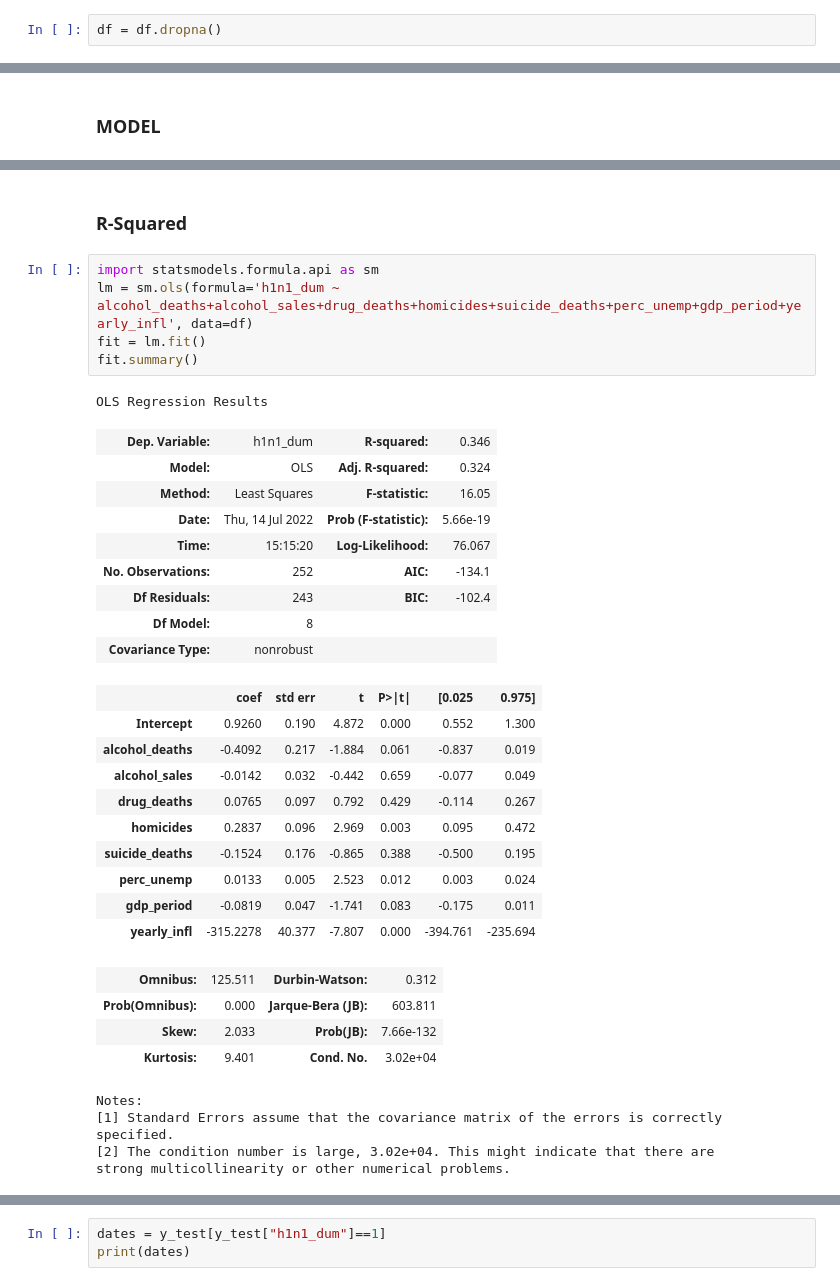
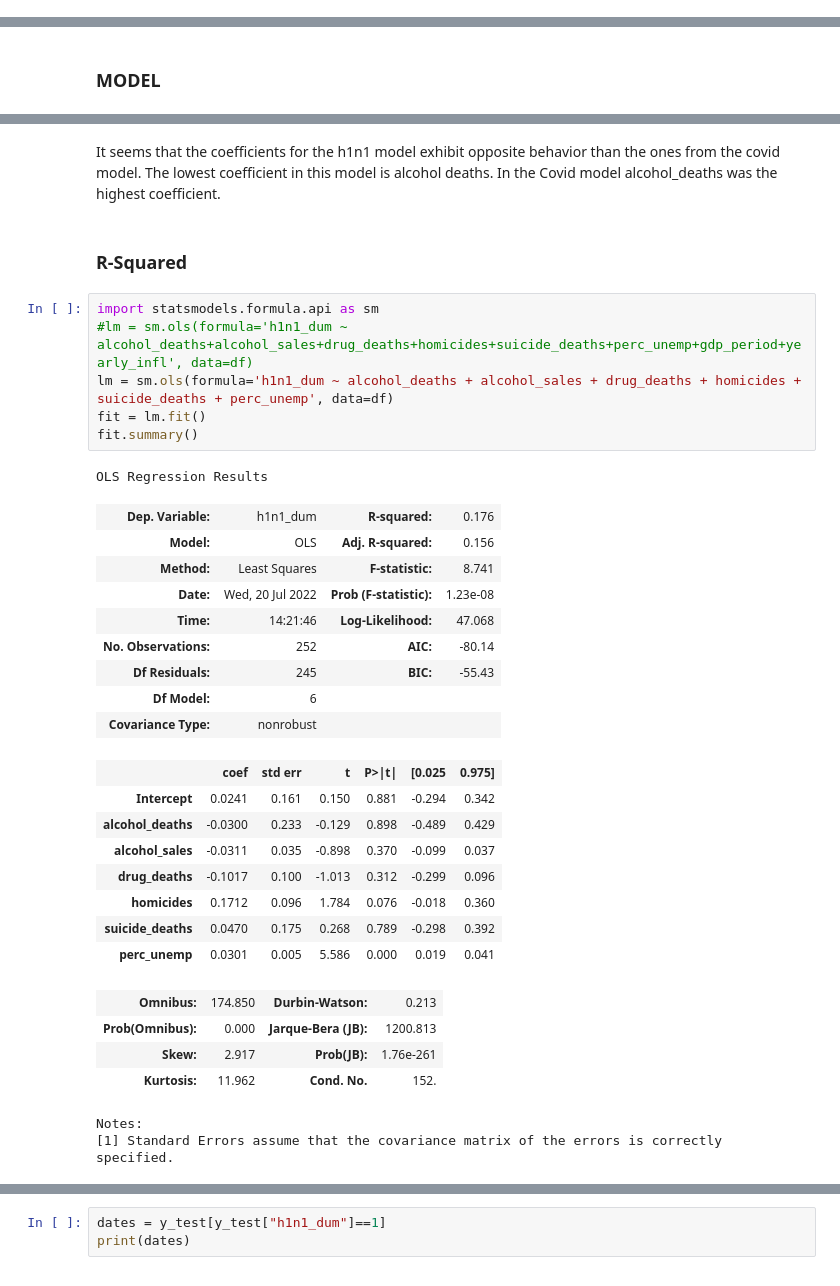
Before and after one commit to nmcdowell00/python_for_the_datajam, a Jupyter notebook: python_tutorial/Linear_Regression.ipynb, the cells around one changed output, grey strips where cells are left out. Saved outputs shown, nothing was run; the diff lists cells and outputs as text.

```diff
--- a/python_tutorial/Linear_Regression.ipynb
+++ b/python_tutorial/Linear_Regression.ipynb
@@ -33,8 +47,6 @@ df.head()
 | 2 | 2000-03-31 | 281160000.0 | 0.578318 | 2.136862 | 0.609973 | 0.0 | 0.0 | 0.896287 | ... |
 | 3 | 2000-04-30 | 281420000.0 | 0.552910 | 1.902139 | 0.627176 | 0.0 | 0.0 | 0.882311 | ... |
 | 4 | 2000-05-31 | 281640000.0 | 0.563840 | 2.284832 | 0.646570 | 0.0 | 0.0 | 0.930976 | ... |
-# %%
-df = df.dropna()
 # %%
 print(df.shape)
 df.head()
@@ -265,36 +305,35 @@ The coefficient for yearly_infl is -352.9220033697017
+# %% [markdown]
+It seems that the coefficients for the h1n1 model exhibit opposite behavior than the ones from the covid model. The lowest coefficient in this model is alcohol deaths. In the Covid model alcohol_deaths was the highest coefficient.
 # %% [markdown]
 ### R-Squared
 # %%
 import statsmodels.formula.api as sm
-lm = sm.ols(formula='h1n1_dum ~ alcohol_deaths+alcohol_sales+drug_deaths+homicides+suicide_deaths+perc_unemp+gdp_period+yearly_infl', data=df)
+#lm = sm.ols(formula='h1n1_dum ~ alcohol_deaths+alcohol_sales+drug_deaths+homicides+suicide_deaths+perc_unemp+gdp_period+yearly_infl', data=df)
+lm = sm.ols(formula='h1n1_dum ~ alcohol_deaths + alcohol_sales + drug_deaths + homicides + suicide_deaths + perc_unemp', data=df)
 fit = lm.fit()
 fit.summary()
 # %% [output]
 OLS Regression Results
-| Dep. Variable: | h1n1_dum | R-squared: | 0.346 |
-| Model: | OLS | Adj. R-squared: | 0.324 |
-| Method: | Least Squares | F-statistic: | 16.05 |
-| Date: | Thu, 14 Jul 2022 | Prob (F-statistic): | 5.66e-19 |
-| Time: | 15:15:20 | Log-Likelihood: | 76.067 |
-| No. Observations: | 252 | AIC: | -134.1 |
-| Df Residuals: | 243 | BIC: | -102.4 |
-| Df Model: | 8 |  |  |
+| Dep. Variable: | h1n1_dum | R-squared: | 0.176 |
+| Model: | OLS | Adj. R-squared: | 0.156 |
+| Method: | Least Squares | F-statistic: | 8.741 |
+| Date: | Wed, 20 Jul 2022 | Prob (F-statistic): | 1.23e-08 |
+| Time: | 14:21:46 | Log-Likelihood: | 47.068 |
+| No. Observations: | 252 | AIC: | -80.14 |
+| Df Residuals: | 245 | BIC: | -55.43 |
+| Df Model: | 6 |  |  |
 | Covariance Type: | nonrobust |  |  |
 |  | coef | std err | t | P>|t| | [0.025 | 0.975] |
-| Intercept | 0.9260 | 0.190 | 4.872 | 0.000 | 0.552 | 1.300 |
-| alcohol_deaths | -0.4092 | 0.217 | -1.884 | 0.061 | -0.837 | 0.019 |
-| alcohol_sales | -0.0142 | 0.032 | -0.442 | 0.659 | -0.077 | 0.049 |
-| drug_deaths | 0.0765 | 0.097 | 0.792 | 0.429 | -0.114 | 0.267 |
-| homicides | 0.2837 | 0.096 | 2.969 | 0.003 | 0.095 | 0.472 |
-| suicide_deaths | -0.1524 | 0.176 | -0.865 | 0.388 | -0.500 | 0.195 |
-| perc_unemp | 0.0133 | 0.005 | 2.523 | 0.012 | 0.003 | 0.024 |
-| gdp_period | -0.0819 | 0.047 | -1.741 | 0.083 | -0.175 | 0.011 |
-| yearly_infl | -315.2278 | 40.377 | -7.807 | 0.000 | -394.761 | -235.694 |
+| Intercept | 0.0241 | 0.161 | 0.150 | 0.881 | -0.294 | 0.342 |
+| alcohol_deaths | -0.0300 | 0.233 | -0.129 | 0.898 | -0.489 | 0.429 |
+| alcohol_sales | -0.0311 | 0.035 | -0.898 | 0.370 | -0.099 | 0.037 |
+| drug_deaths | -0.1017 | 0.100 | -1.013 | 0.312 | -0.299 | 0.096 |
+| homicides | 0.1712 | 0.096 | 1.784 | 0.076 | -0.018 | 0.360 |
+| suicide_deaths | 0.0470 | 0.175 | 0.268 | 0.789 | -0.298 | 0.392 |
+| perc_unemp | 0.0301 | 0.005 | 5.586 | 0.000 | 0.019 | 0.041 |
-| Omnibus: | 125.511 | Durbin-Watson: | 0.312 |
-| Prob(Omnibus): | 0.000 | Jarque-Bera (JB): | 603.811 |
-| Skew: | 2.033 | Prob(JB): | 7.66e-132 |
-| Kurtosis: | 9.401 | Cond. No. | 3.02e+04 |
+| Omnibus: | 174.850 | Durbin-Watson: | 0.213 |
+| Prob(Omnibus): | 0.000 | Jarque-Bera (JB): | 1200.813 |
+| Skew: | 2.917 | Prob(JB): | 1.76e-261 |
+| Kurtosis: | 11.962 | Cond. No. | 152. |
 Notes:
 [1] Standard Errors assume that the covariance matrix of the errors is correctly specified.
-[2] The condition number is large, 3.02e+04. This might indicate that there are
-strong multicollinearity or other numerical problems.
```
Also changed, not shown: parts of 59 cells of this notebook.
